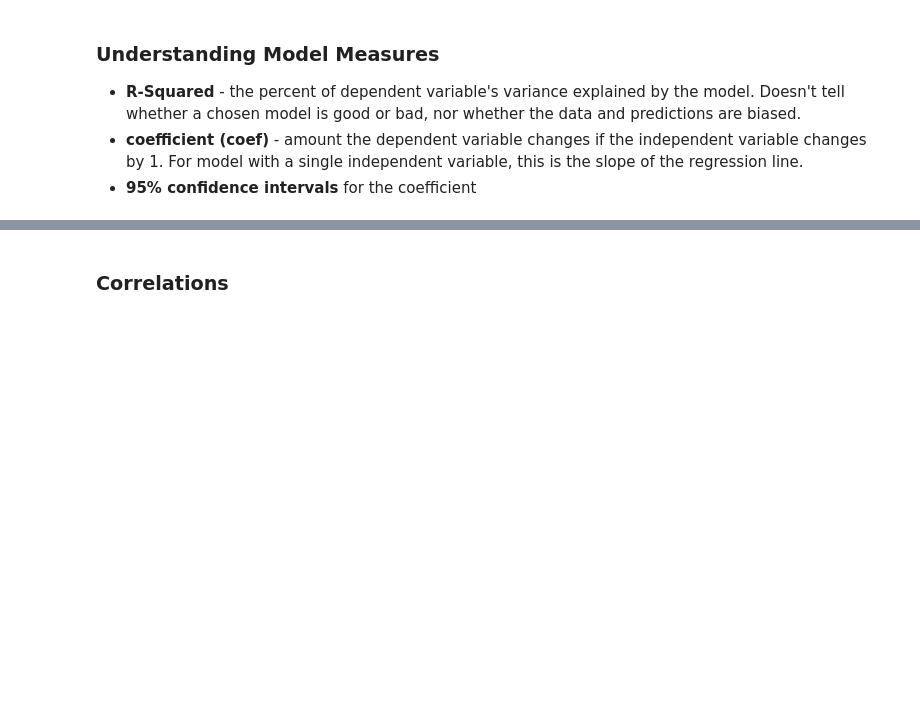
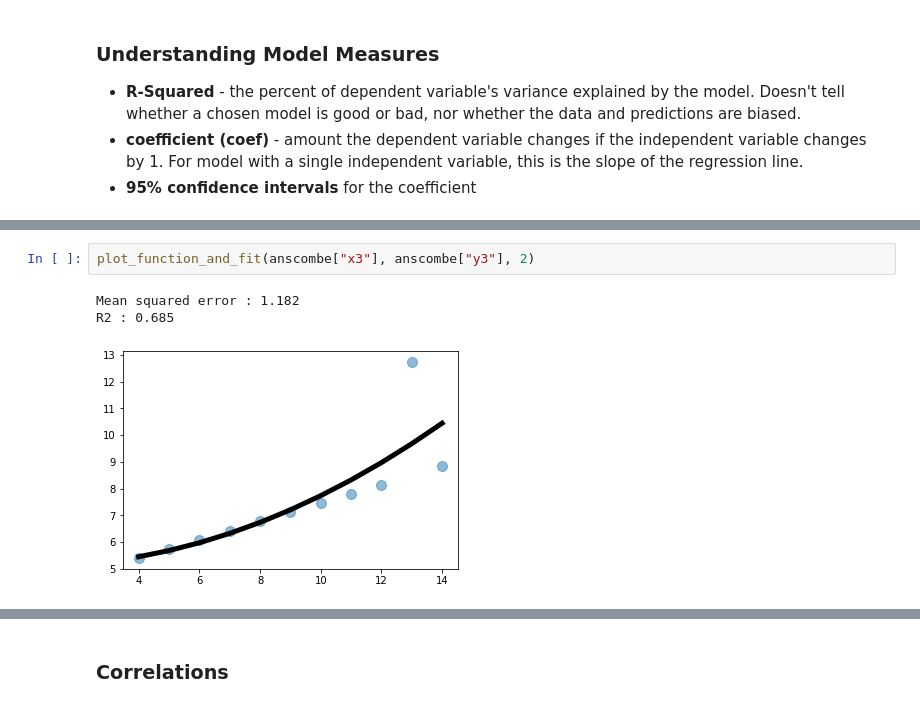
Before and after one commit to brendenwest/ad450, a Jupyter notebook: 7_ml_regression.ipynb, the cells around one changed output, grey strips where cells are left out. Saved outputs shown, nothing was run; the diff lists cells and outputs as text; blank space fills up the shorter version.

```diff
--- a/7_ml_regression.ipynb
+++ b/7_ml_regression.ipynb
@@ -75,0 +171,6 @@ RMSE performs very well and is generally preferred, but is sensitive to outliers
+# %%
+plot_function_and_fit(anscombe["x3"], anscombe["y3"], 2)
+# %% [output]
+Mean squared error : 1.182
+R2 : 0.685
+[figure, added]
```
Also changed, not shown: parts of 18 cells of this notebook.
